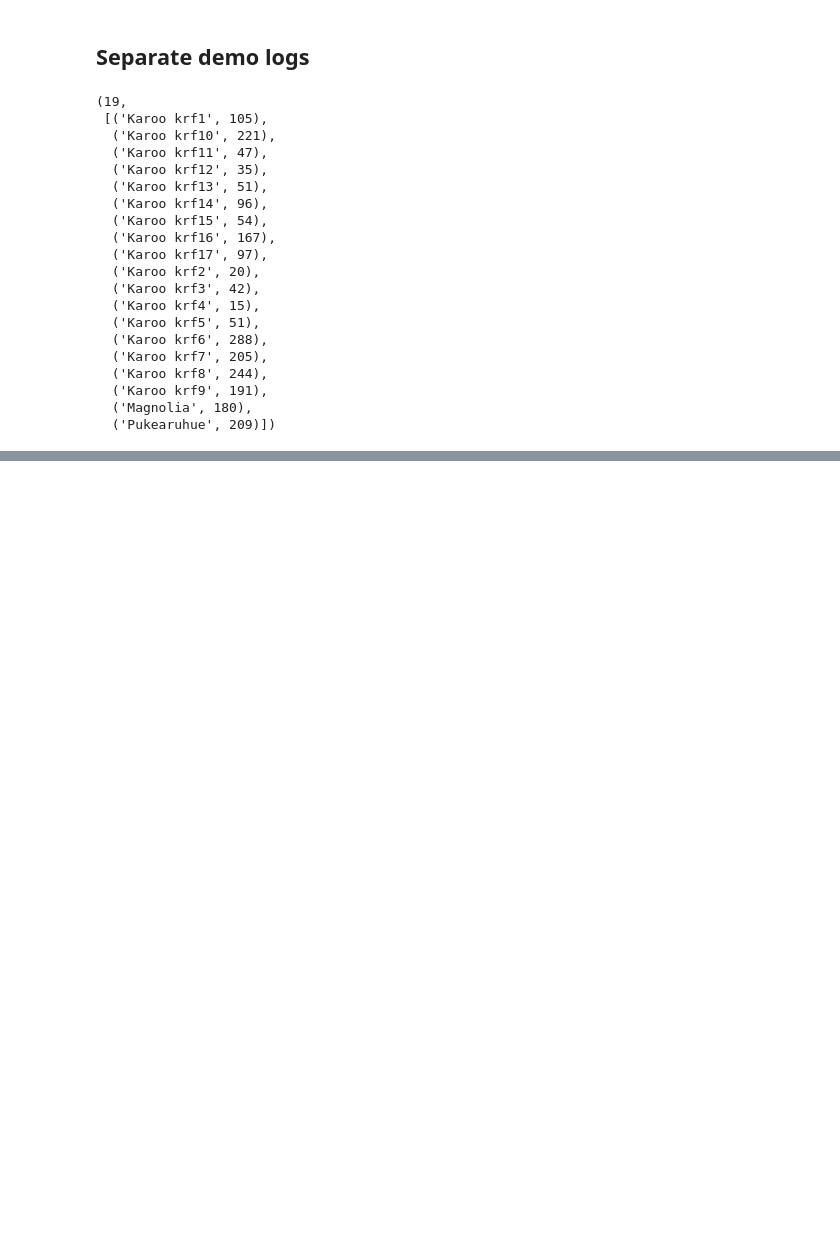
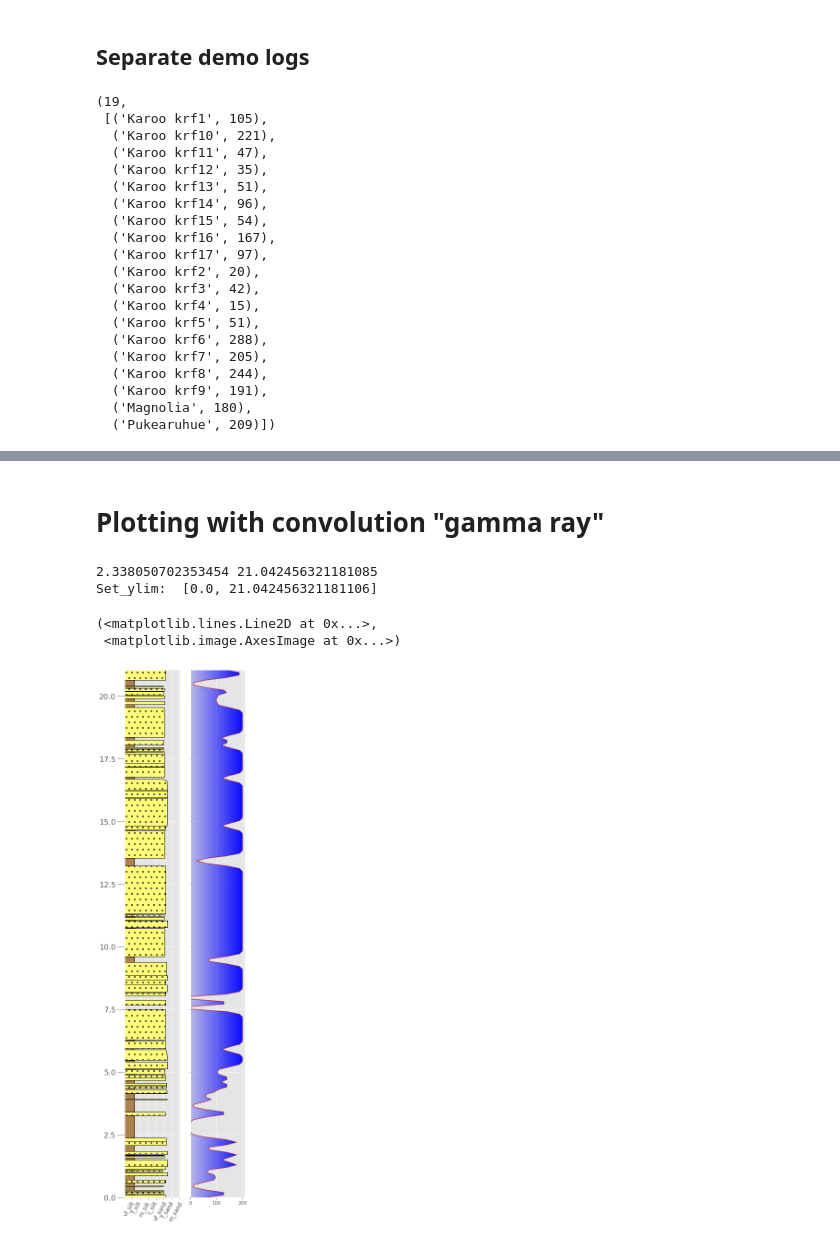
Before and after one commit to rgmyr/litholog, a Jupyter notebook: notebooks/working_demo.ipynb, the cells around one changed output, grey strips where cells are left out. Drawn from its saved outputs; the diff is of its cells as text; code cells hidden in the pictures; blank space fills up the shorter version.

Commit message:
figure out some NaN handling with new data; work on demo + pseudo gamma ray computation

```diff
--- a/notebooks/working_demo.ipynb
+++ b/notebooks/working_demo.ipynb
@@ -81,7 +82,0 @@ AssertionError: Must specify either `basecol` or `topcol`
-# %%
-# make sure `th`s are good now
-for i, seq in beds.groupby('count'):
-    _, elev_good = io.check_thicknesses(seq, 'tops', 'th', 'elevation')
-    _, depth_good = io.check_thicknesses(seq, 'tops', 'th', 'depth')
-    if not (elev_good or depth_good):
-        print(f'{i} has weird thicknesses')
@@ -119,8 +82,0 @@ beds
-# %%
-kwargs = {
-    'basecol'
-}
-
-sequences = []
-
-sequences = [litholog.sequence.BedSequence.from_dataframe(grp) for _, grp in beds.groupby('count')]
@@ -129,3 +82,0 @@ sequences = [litholog.sequence.BedSequence.from_dataframe(grp) for _, grp in bed
-# %%
-nan_idxs = beds.isna().any(axis=1)
-beds[nan_idxs]
@@ -459,0 +181,48 @@ array([0])
+# %% [markdown]
+# Plotting with convolution "gamma ray"
+# %%
+# using astropy.convolve for now
+
+def pseudo_gamma(seq):
+    # Params that will be args in the API:
+
+    gs_threshold = 0.016   # Cutoff in mm
+    gamma_range = (0, 200) # Low/High values
+    resolution = 0.1       # Depth resolution
+    sigma = 1              # Gaussian filter width
+
+    ds, gs = seq.get_field('depth_m'), seq.get_field('grain_size_mm')
+
+    # Needs to be increasing for `np.interp`
+    if ds[0] > ds[-1]:
+        ds, gs = ds[::-1], gs[::-1]
+
+    # Resampling
+    nsamples = np.abs(ds[0]-ds[-1]) // resolution + 1
+    resampled_ds = np.linspace(ds[0], ds[-1], num=int(nsamples), endpoint=True)
+    resampled_gs = np.interp(resampled_ds, ds, gs)
+
+    # Thresholding gs -> GR
+    nan_idxs = np.argwhere(np.isnan(resampled_gs))
+    resampled_gs[nan_idxs] = gamma_range[0]
+    sample_gr = np.where(resampled_gs < gs_threshold, gamma_range[0], gamma_range[1])
+
+    # Gauss filter
+    # using astropy.convolve for now
+    kernel = Gaussian1DKernel(sigma) # divided by resolution?
+    conv_gr = convolve(sample_gr, kernel)
+    conv_gr[nan_idxs] = np.nan
+
+    return resampled_ds, conv_gr
+
+
+fig, ax = strip_fig_extra_columns(seqs[0], 2, aspect=9)
+
+ds, gr = pseudo_gamma(seqs[0])
+gradient_fill(gr, ds, ax[1], 'positive', fill_color='b')
+# %% [output]
+2.338050702353454 21.042456321181085
+Set_ylim:  [0.0, 21.042456321181106]
+(<matplotlib.lines.Line2D at 0x...>,
+ <matplotlib.image.AxesImage at 0x...>)
+[figure, added]
```
Also changed, not shown: parts of 36 cells of this notebook, 3 other files.
